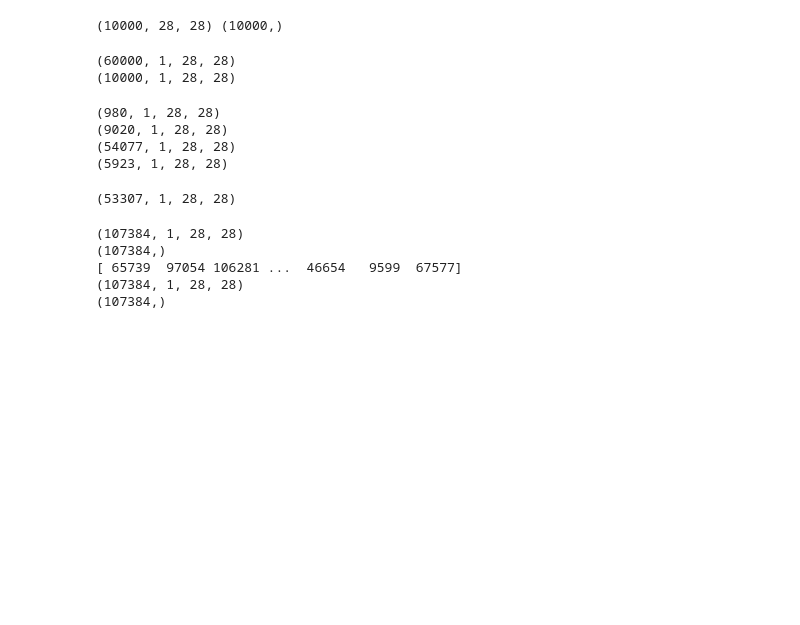
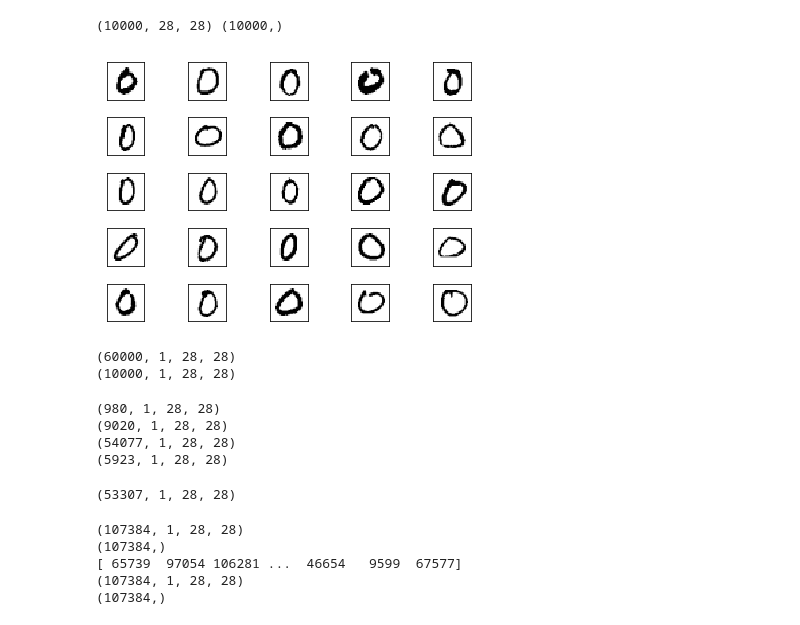
Before and after one commit to andrewhuman/mymnisttest, a Jupyter notebook: class_two.ipynb, the cells around one changed output. Saved outputs shown, nothing was run; the diff lists cells and outputs as text; code cells hidden in the pictures; blank space fills up the shorter version.

```diff
--- a/class_two.ipynb
+++ b/class_two.ipynb
@@ -60,6 +60,10 @@ def imgs_show(imgs,row,col):
     ax[0].set_yticks([])
     plt.tight_layout()
     plt.show()
+# %%
+imgs_show(X_test[y_test == 0][:25],5,5)
+# %% [output]
+[figure, added]
 # %%
 def normal_minist(img):
     return (img / 255) -0.5
```
Also changed, not shown: 2 other files.
